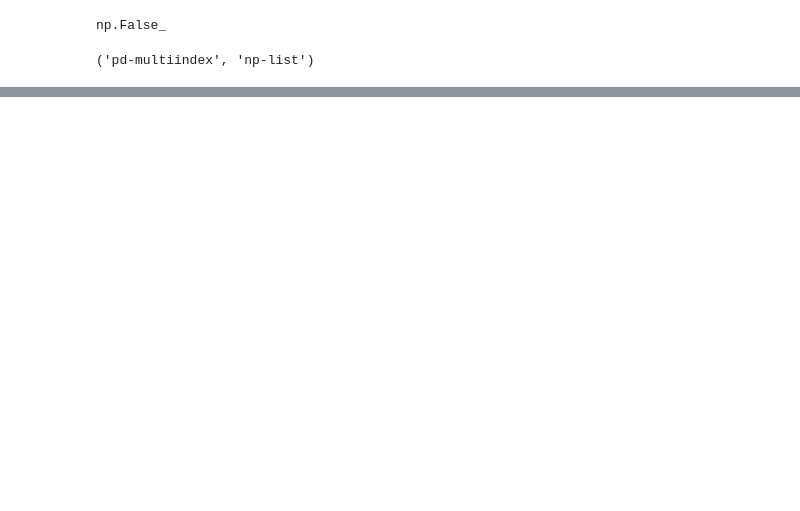
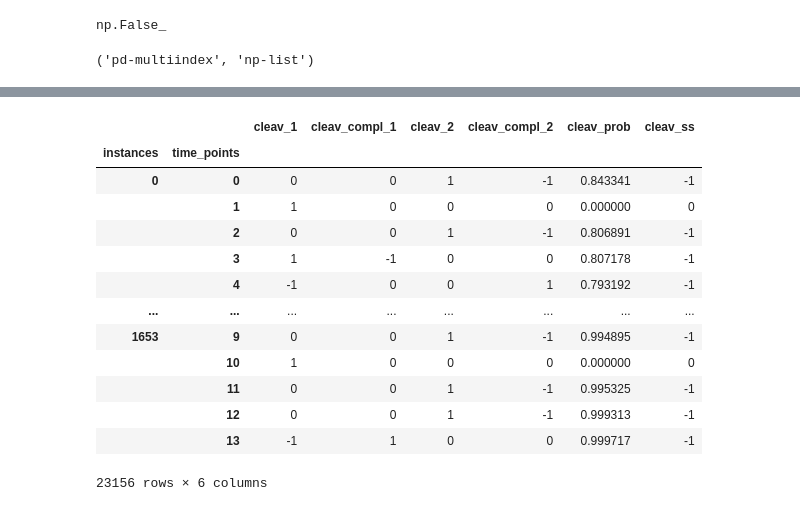
Before and after one commit to cyuab/time-series-classification-cleavage, a Jupyter notebook: code/classify.ipynb, the cells around one changed output, grey strips where cells are left out. Drawn from its saved outputs; the diff is of its cells as text; code cells hidden in the pictures; blank space fills up the shorter version.

```diff
--- a/code/classify.ipynb
+++ b/code/classify.ipynb
@@ -164,0 +183,17 @@ Mcc         : 0.5759 ± 0.0227
+# %%
+X_3p
+# %% [output]
+|  |  | cleav_1 | cleav_compl_1 | cleav_2 | cleav_compl_2 | cleav_prob | cleav_ss |
+| instances | time_points |  |  |  |  |  |  |
+| 0 | 0 | 0 | 0 | 1 | -1 | 0.843341 | -1 |
+|  | 1 | 1 | 0 | 0 | 0 | 0.000000 | 0 |
+|  | 2 | 0 | 0 | 1 | -1 | 0.806891 | -1 |
+|  | 3 | 1 | -1 | 0 | 0 | 0.807178 | -1 |
+|  | 4 | -1 | 0 | 0 | 1 | 0.793192 | -1 |
+| ... | ... | ... | ... | ... | ... | ... | ... |
+| 1653 | 9 | 0 | 0 | 1 | -1 | 0.994895 | -1 |
+|  | 10 | 1 | 0 | 0 | 0 | 0.000000 | 0 |
+|  | 11 | 0 | 0 | 1 | -1 | 0.995325 | -1 |
+|  | 12 | 0 | 0 | 1 | -1 | 0.999313 | -1 |
+|  | 13 | -1 | 1 | 0 | 0 | 0.999717 | -1 |
+23156 rows × 6 columns
```
Also changed, not shown: parts of 25 cells of this notebook.
